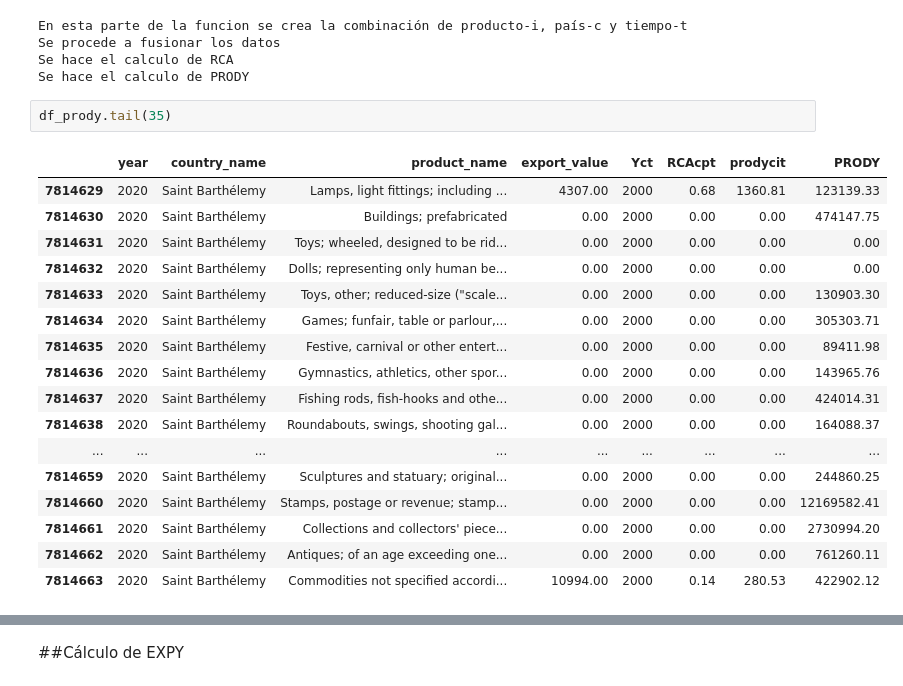
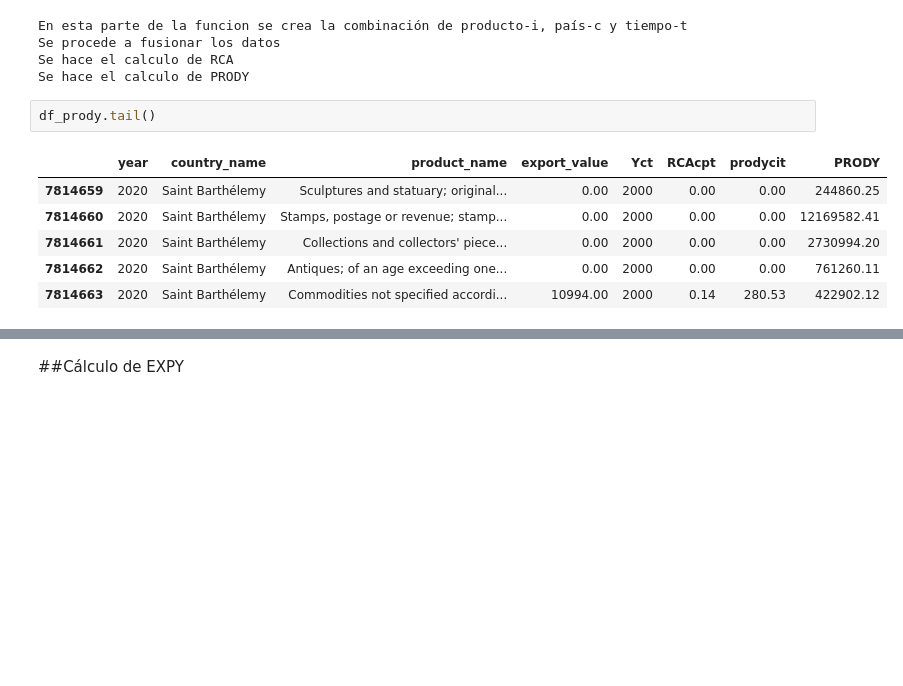
Before and after one commit to descandon88/Ecuador-Growth-data-set, a Jupyter notebook: funciones/expy.ipynb, the cells around one changed output, grey strips where cells are left out. Cells and saved outputs as stored; diff of their text form; blank space fills up the shorter version.

```diff
--- a/funciones/expy.ipynb
+++ b/funciones/expy.ipynb
@@ -419,20 +419,9 @@ Se procede a fusionar los datos
 Se hace el calculo de RCA
 Se hace el calculo de PRODY
 # %%
-df_prody.tail(35)
+df_prody.tail()
 # %% [output]
 |  | year | country_name | product_name | export_value | Yct | RCAcpt | prodycit | PRODY |
-| 7814629 | 2020 | Saint Barthélemy | Lamps, light fittings; including ... | 4307.00 | 2000 | 0.68 | 1360.81 | 123139.33 |
-| 7814630 | 2020 | Saint Barthélemy | Buildings; prefabricated | 0.00 | 2000 | 0.00 | 0.00 | 474147.75 |
-| 7814631 | 2020 | Saint Barthélemy | Toys; wheeled, designed to be rid... | 0.00 | 2000 | 0.00 | 0.00 | 0.00 |
-| 7814632 | 2020 | Saint Barthélemy | Dolls; representing only human be... | 0.00 | 2000 | 0.00 | 0.00 | 0.00 |
-| 7814633 | 2020 | Saint Barthélemy | Toys, other; reduced-size ("scale... | 0.00 | 2000 | 0.00 | 0.00 | 130903.30 |
-| 7814634 | 2020 | Saint Barthélemy | Games; funfair, table or parlour,... | 0.00 | 2000 | 0.00 | 0.00 | 305303.71 |
-| 7814635 | 2020 | Saint Barthélemy | Festive, carnival or other entert... | 0.00 | 2000 | 0.00 | 0.00 | 89411.98 |
-| 7814636 | 2020 | Saint Barthélemy | Gymnastics, athletics, other spor... | 0.00 | 2000 | 0.00 | 0.00 | 143965.76 |
-| 7814637 | 2020 | Saint Barthélemy | Fishing rods, fish-hooks and othe... | 0.00 | 2000 | 0.00 | 0.00 | 424014.31 |
-| 7814638 | 2020 | Saint Barthélemy | Roundabouts, swings, shooting gal... | 0.00 | 2000 | 0.00 | 0.00 | 164088.37 |
-| ... | ... | ... | ... | ... | ... | ... | ... | ... |
 | 7814659 | 2020 | Saint Barthélemy | Sculptures and statuary; original... | 0.00 | 2000 | 0.00 | 0.00 | 244860.25 |
 | 7814660 | 2020 | Saint Barthélemy | Stamps, postage or revenue; stamp... | 0.00 | 2000 | 0.00 | 0.00 | 12169582.41 |
 | 7814661 | 2020 | Saint Barthélemy | Collections and collectors' piece... | 0.00 | 2000 | 0.00 | 0.00 | 2730994.20 |
```
Also changed, not shown: parts of 7 cells of this notebook.
